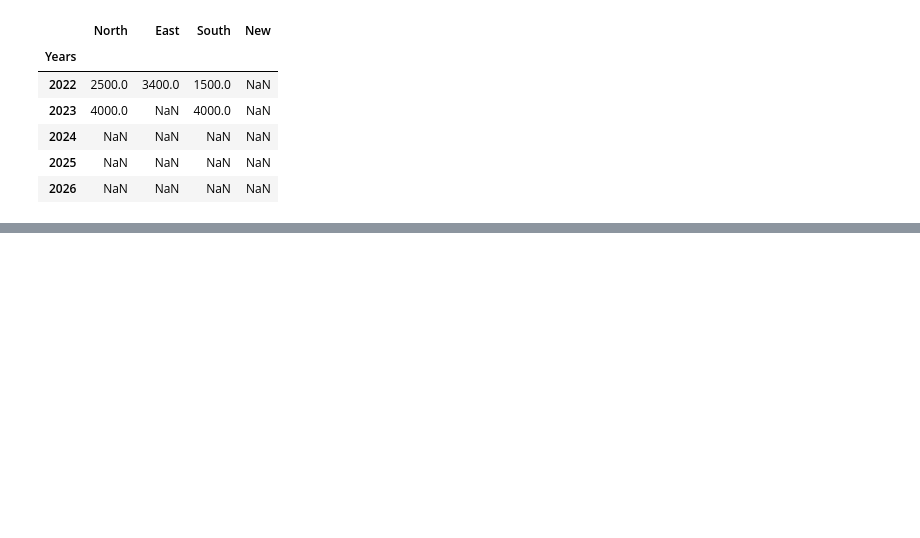
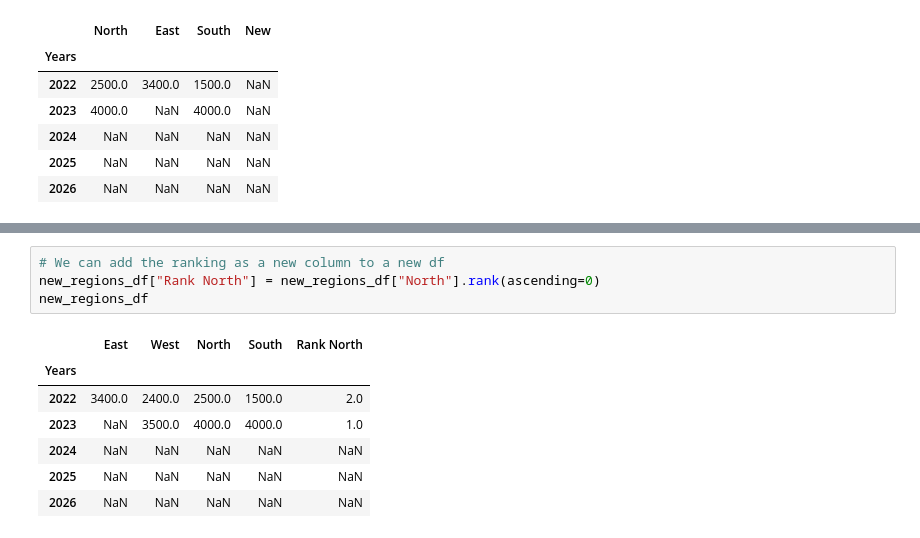
Before and after one commit to LSF970/pfd-april-2026, a Jupyter notebook: day-3/intro-to-pandas.ipynb, the cells around one changed output, grey strips where cells are left out. Saved outputs shown, nothing was run; the diff lists cells and outputs as text; blank space fills up the shorter version.

```diff
--- a/day-3/intro-to-pandas.ipynb
+++ b/day-3/intro-to-pandas.ipynb
@@ -316,0 +475,12 @@ reindex_df
+# %%
+# We can add the ranking as a new column to a new df
+new_regions_df["Rank North"] = new_regions_df["North"].rank(ascending=0)
+new_regions_df
+# %% [output]
+|  | East | West | North | South | Rank North |
+| Years |  |  |  |  |  |
+| 2022 | 3400.0 | 2400.0 | 2500.0 | 1500.0 | 2.0 |
+| 2023 | NaN | 3500.0 | 4000.0 | 4000.0 | 1.0 |
+| 2024 | NaN | NaN | NaN | NaN | NaN |
+| 2025 | NaN | NaN | NaN | NaN | NaN |
+| 2026 | NaN | NaN | NaN | NaN | NaN |
```
Also changed, not shown: parts of 26 cells of this notebook, 2 other files.
